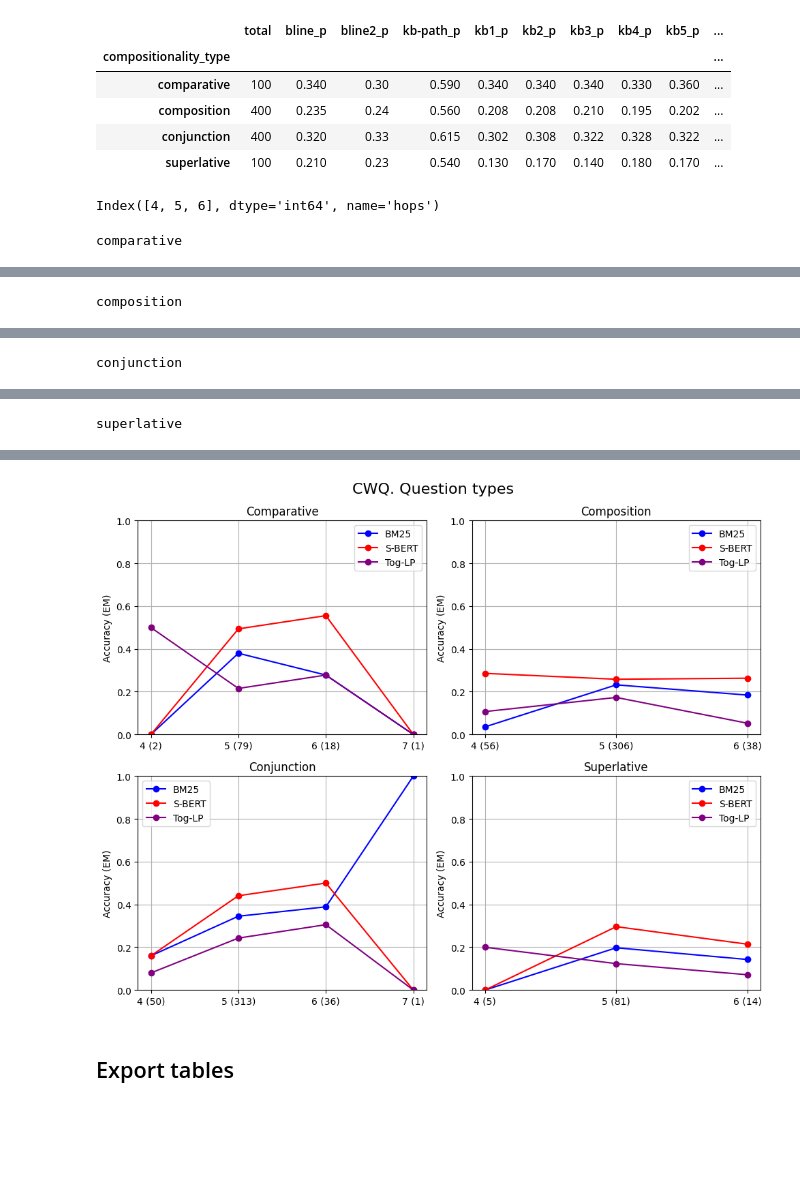
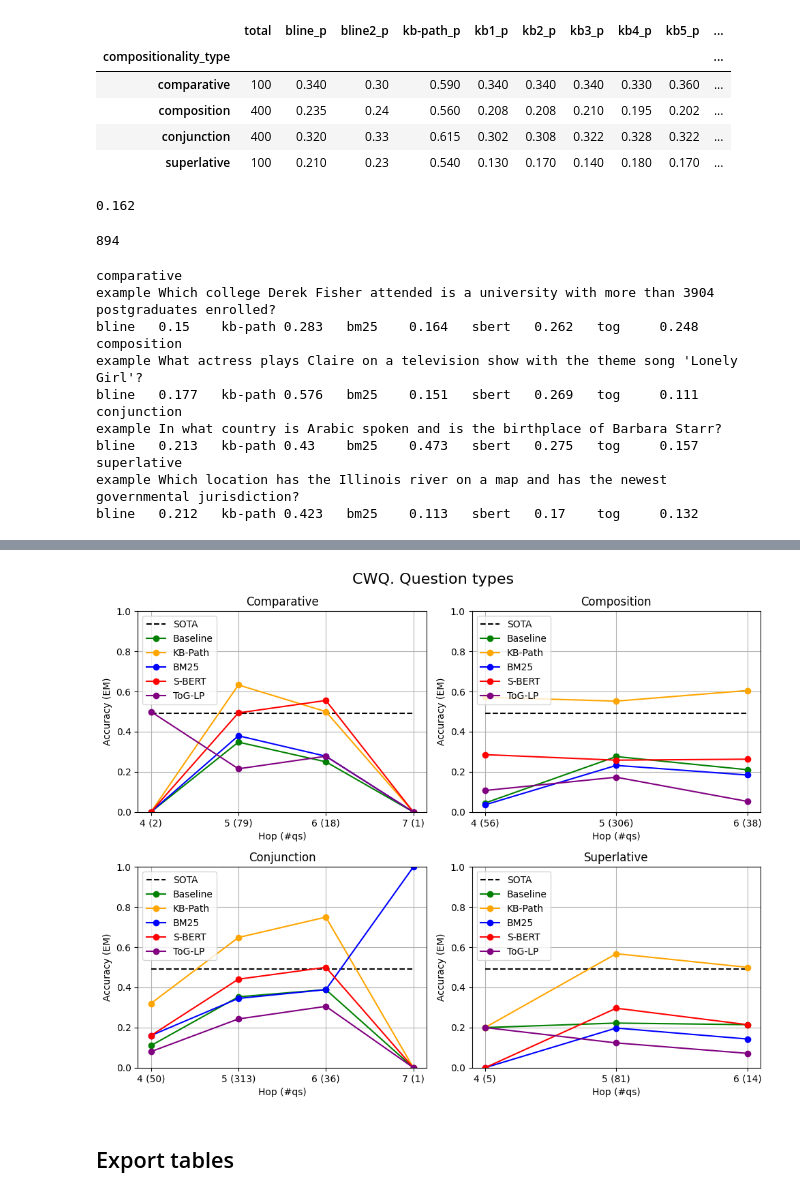
Before and after one commit to plaunezkiy/dissertation, a Jupyter notebook: code/2_kg_inference/results/cwq_results.ipynb, the cells around one changed output, grey strips where cells are left out. Saved outputs shown, nothing was run; the diff lists cells and outputs as text; code cells hidden in the pictures; blank space fills up the shorter version.

```diff
--- a/code/2_kg_inference/results/cwq_results.ipynb
+++ b/code/2_kg_inference/results/cwq_results.ipynb
@@ -207,8 +211,8 @@ cwq_sota = [0.4744, 0.5900, 0.4789, 0.4196]
 cwq_avg_sota = round(np.average(cwq_sota), 3)
 print(cwq_avg_sota)
 
-def plot_sota(ax):
-    ax.hlines(cwq_avg_sota, 4, 6, colors="black", linestyles="dashed", label="SOTA")
+def plot_sota(ax, lower=4, upper=6):
+    ax.hlines(cwq_avg_sota, lower, upper, colors="black", linestyles="dashed", label="SOTA")
 # %% [output]
 0.491
 # %%
@@ -492,10 +489,14 @@ CWQ
 | composition | 400 | 0.235 | 0.24 | 0.560 | 0.208 | 0.208 | 0.210 | 0.195 | 0.202 | ... |
 | conjunction | 400 | 0.320 | 0.33 | 0.615 | 0.302 | 0.308 | 0.322 | 0.328 | 0.322 | ... |
 | superlative | 100 | 0.210 | 0.23 | 0.540 | 0.130 | 0.170 | 0.140 | 0.180 | 0.170 | ... |
-# %%
-q_data.index
-# %% [output]
-Index([4, 5, 6], dtype='int64', name='hops')
+# %%
+(0.248 + 0.111 + 0.157 + 0.132) / 4
+# %% [output]
+0.162
+# %%
+cwq_res.iloc[0].name
+# %% [output]
+894
 # %%
 fig, axs = plt.subplots(2, 2, figsize=(10, 8))
 
@@ -507,11 +508,34 @@ for i,q_type in enumerate(hop_stats.index):
     # display(q_type_data)
     q_data = q_type_data.groupby(by="hops").mean()
     q_data["total"] = q_type_data.groupby(by="hops").apply(lambda t: len(t))
-    display(q_data)
+    # display(q_data)
 
+    bline = q_data[["bline_EM", "bline2_EM"]].mean(axis=1)
+    kb_path = q_data["kb-path_EM"].values
     bm25 = get_n_data(q_data, "kb", 0, "EM")
     sbert = get_n_data(q_data, "sbert-kb", 0, "EM")
     tog = get_n_data(q_data, "tog-lp", 4, "EM")
+    print("example", cwq_tset[cwq_res["compositionality_type"] == q_type].question.iloc[6])
+
+    print(
+        "bline", bline.mean().round(3),
+        "kb-path", q_data["kb-path_EM"].mean().round(3),
+        "bm25", round(sum(bm25) / len(bm25), 3),
+        "sbert", round(sum(sbert) / len(sbert), 3),
+        "tog", round(sum(tog) / len(tog), 3),
+        sep="\t"
+    )
+    plot_sota(ax, 4, 7 if q_type in ["conjunction", "comparative"] else 6)
+
+    ax.plot(
+        q_data.index.values.astype(int), bline,
+        color="green", label="Baseline", marker="o",
+    )
+    ax.plot(
+        q_data.index.values.astype(int), kb_path,
+        color="orange", label="KB-Path", marker="o",
+    )
+    #
     ax.plot(
         q_data.index.values.astype(int), bm25,
         color="blue", label="BM25", marker="o",
@@ -522,18 +546,33 @@ for i,q_type in enumerate(hop_stats.index):
     )
     ax.plot(
         q_data.index.values.astype(int), tog,
-        color="purple", label="Tog-LP", marker="o",
+        color="purple", label="ToG-LP", marker="o",
     )
+
 
     ax.set_title(q_type.capitalize())
     ax.set_ylim(0, 1)
     ax.grid()
     ax.set_ylabel("Accuracy (EM)")
+    ax.set_xlabel("Hop (#qs)")
     # ax.set_xticklabels(data.columns[1:], rotation=45)
     ax.set_xticks(q_data.index.values.astype(int), [f"{i} ({int(q_data.loc[i].total)})" for i in q_data.index.values])
-    ax.legend()
+    ax.legend(
+        loc="upper left",
+    )
 plt.suptitle("CWQ. Question types", fontsize=16)
 plt.tight_layout()
 plt.show()
 # %% [output]
 comparative
+example Which college Derek Fisher attended is a university with more than 3904 postgraduates enrolled?
+bline   0.15    kb-path 0.283   bm25    0.164   sbert   0.262   tog     0.248
+composition
+example What actress plays Claire on a television show with the theme song 'Lonely Girl'?
+bline   0.177   kb-path 0.576   bm25    0.151   sbert   0.269   tog     0.111
+conjunction
+example In what country is Arabic spoken and is the birthplace of Barbara Starr?
+bline   0.213   kb-path 0.43    bm25    0.473   sbert   0.275   tog     0.157
+superlative
+example Which location has the Illinois river on a map and has the newest governmental jurisdiction?
+bline   0.212   kb-path 0.423   bm25    0.113   sbert   0.17    tog     0.132
@@ -546 +578,0 @@ comparative
-composition
@@ -552 +578,0 @@ composition
-conjunction
@@ -559 +578,0 @@ conjunction
-superlative
@@ -565,4 +579,4 @@ superlative
-[figure, old version]
+[figure, new version]
 # %% [markdown]
 ## Export tables
 # %%
```
Also changed, not shown: parts of 8 cells of this notebook, 10 other files.
